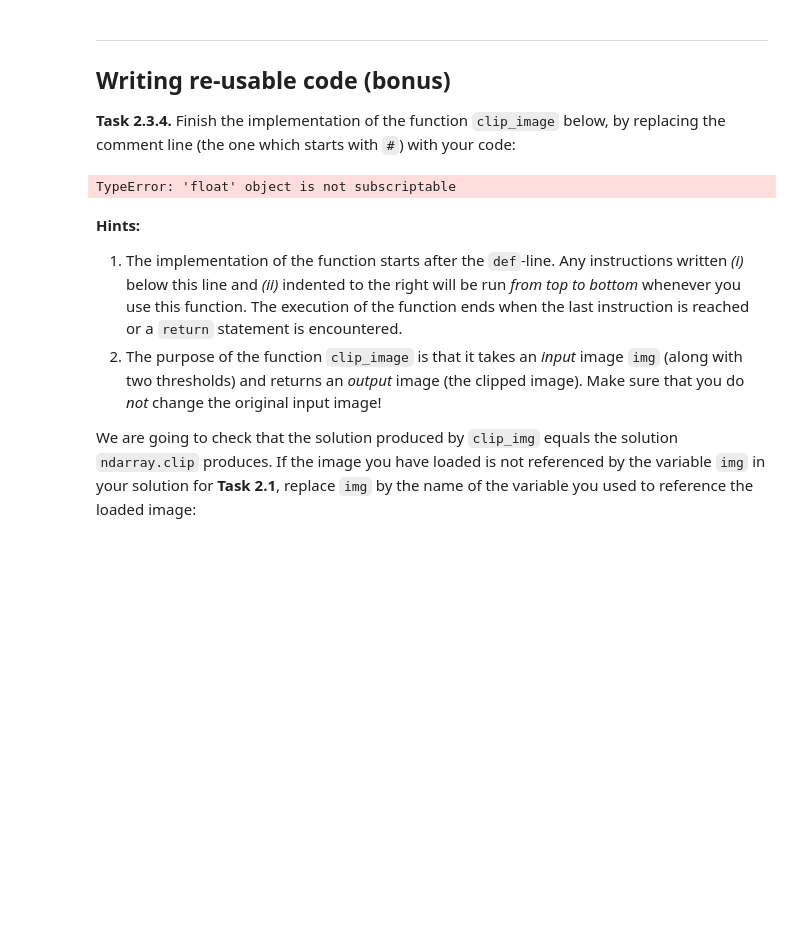
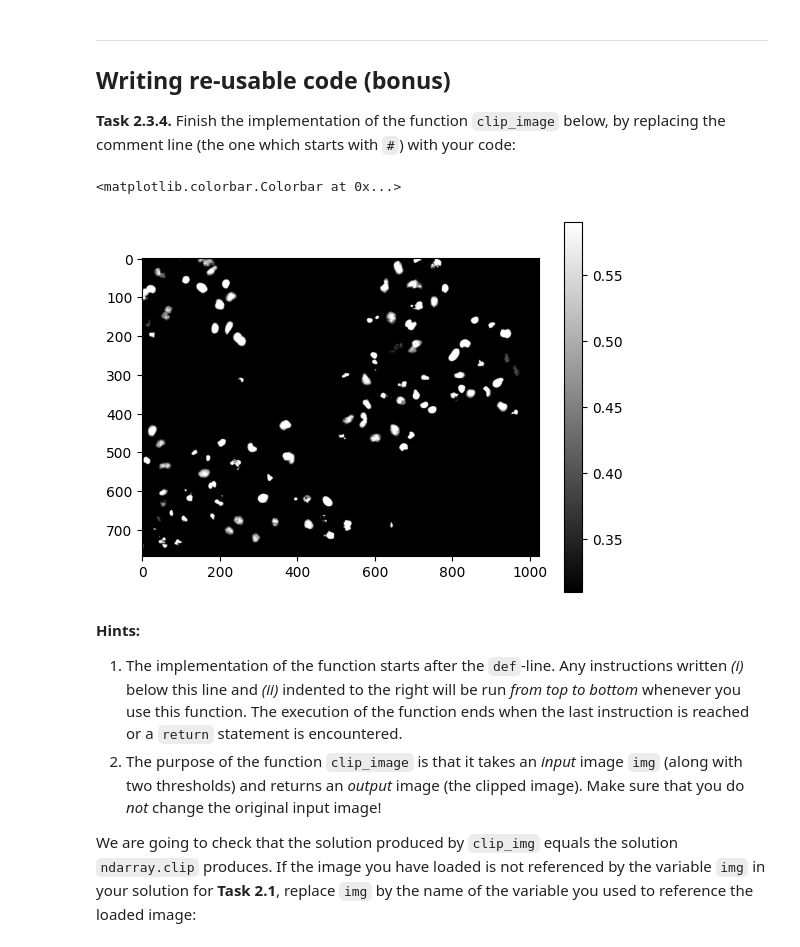
Before and after one commit to josephreyy/mobi-fs3-python, a Jupyter notebook: task2.ipynb, the cells around one changed output. Saved outputs shown, nothing was run; the diff lists cells and outputs as text; code cells hidden in the pictures; blank space fills up the shorter version.

```diff
--- a/task2.ipynb
+++ b/task2.ipynb
@@ -101,17 +102,18 @@ TypeError: 'float' object is not subscriptable
 # %%
 def clip_image(img, T1, T2):
     img_clip_c = img.copy()
     for k in numpy.ndindex(img_clip_c.shape):
         if img_clip_c[k] < T1:
-            img_clip_c = T1
-        elif imng_clip_c[k] > T2:
+            img_clip_c[k] = T1
+        elif img_clip_c[k] > T2:
             img_clip_c[k] = T2
     return img_clip_c
 
 plt.imshow(clip_image(img,T1,T2),'gray')
 plt.colorbar()
 # %% [output]
-TypeError: 'float' object is not subscriptable
+<matplotlib.colorbar.Colorbar at 0x...>
+[figure, added]
 # %% [markdown]
 **Hints:**
 1. The implementation of the function starts after the `def`-line. Any instructions written *(i)* below this line and *(ii)* indented to the right will be run *from top to bottom* whenever you use this function. The execution of the function ends when the last instruction is reached or a `return` statement is encountered.
```
Also changed, not shown: parts of 1 cell of this notebook, 1 other file.
